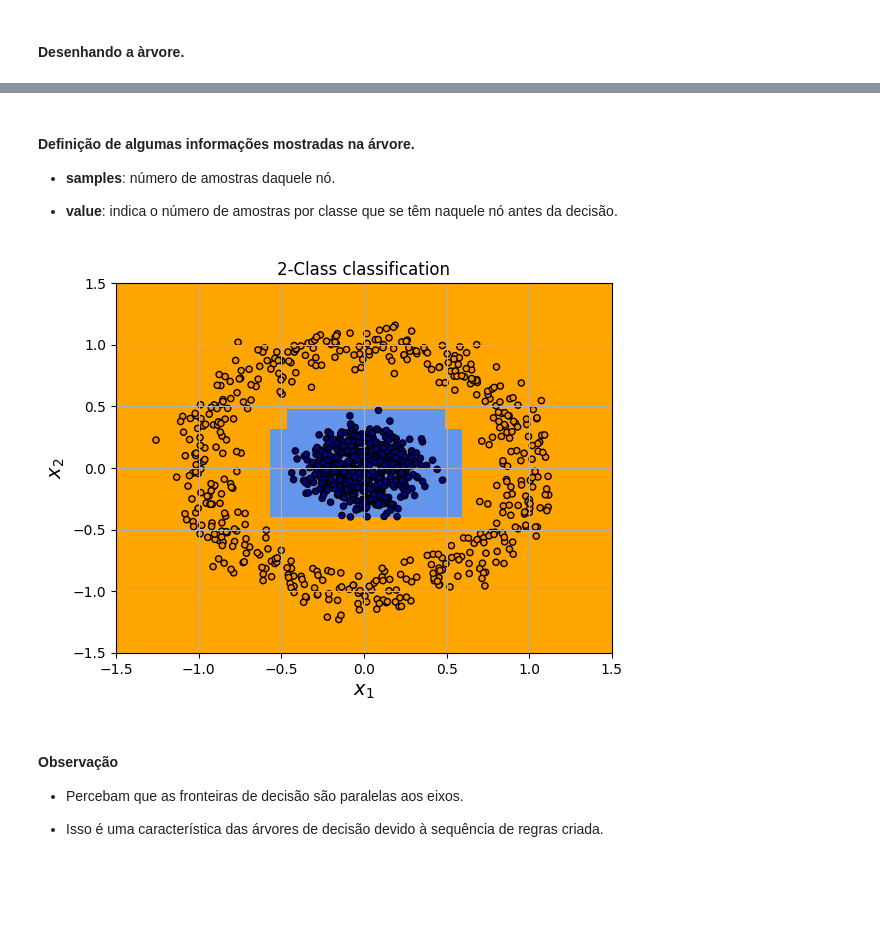
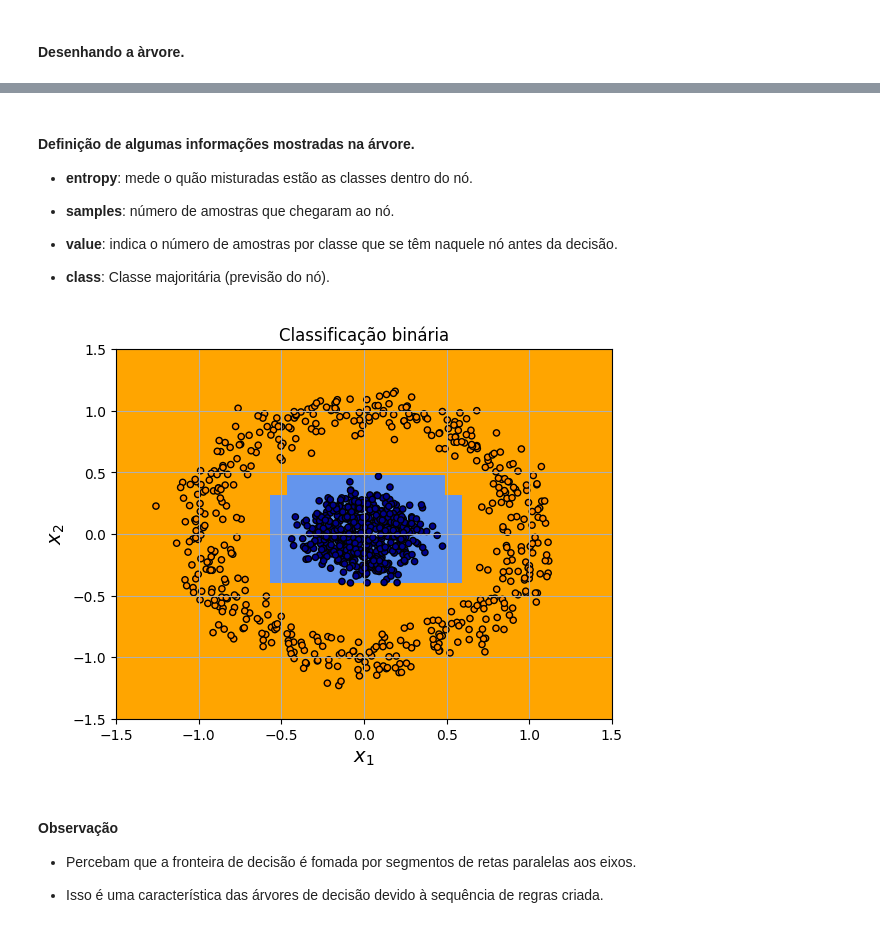
Before and after one commit to zz4fap/c24_inteligencia_artificial, a Jupyter notebook: notebooks/árvores_de_decisão.ipynb, the cells around one changed output, grey strips where cells are left out. Cells and saved outputs as stored; diff of their text form; code cells hidden in the pictures; blank space fills up the shorter version.

```diff
--- a/notebooks/árvores_de_decisão.ipynb
+++ b/notebooks/árvores_de_decisão.ipynb
@@ -81,46 +89,50 @@ graph
 # %% [markdown]
 #### Definição de algumas informações mostradas na árvore.
 
-+ **samples**: número de amostras daquele nó.
++ **entropy**: mede o quão misturadas estão as classes dentro do nó.
+
++ **samples**: número de amostras que chegaram ao nó.
 
 + **value**: indica o número de amostras por classe que se têm naquele nó antes da decisão.
+
++ **class**: Classe majoritária (previsão do nó).
 # %%
 # Step size in the mesh.
 h = .02
 
 # Create color maps
 cmap_light = ListedColormap(['orange', 'cyan', 'cornflowerblue'])
 cmap_bold = ListedColormap(['darkorange', 'c', 'darkblue'])
 
 # Plot the decision boundary. For that, we will assign a color to each point in the mesh [x_min, x_max]x[y_min, y_max].
 x_min, x_max = X[:, 0].min() - 1, X[:, 0].max() + 1
 y_min, y_max = X[:, 1].min() - 1, X[:, 1].max() + 1
 xx, yy = np.meshgrid(np.arange(x_min, x_max, h), np.arange(y_min, y_max, h))
 Z = clf.predict(np.c_[xx.ravel(), yy.ravel()])
 
 # Put the result into a color plot.
 Z = Z.reshape(xx.shape)
 plt.pcolormesh(xx, yy, Z, cmap=cmap_light, shading='auto')
 
 # Plot also the training points.
 plt.scatter(X[:, 0], X[:, 1], c=y, cmap=cmap_bold, edgecolor='k', s=20)
 plt.xlim(xx.min(), xx.max())
 plt.ylim(yy.min(), yy.max())
 plt.xlabel('$x_1$', fontsize=14)
 plt.ylabel('$x_2$', fontsize=14)
-plt.title("2-Class classification")
+plt.title("Classificação binária")
 plt.xlim([-1.5, 1.5])
 plt.ylim([-1.5, 1.5])
 plt.grid()
 
 #plt.savefig('decision_boundary_dt.png', dpi=600)
 plt.show()
 # %% [output]
-[figure, old version]
+[figure, new version]
 # %% [markdown]
 #### Observação
 
-+ Percebam que as fronteiras de decisão são paralelas aos eixos.
++ Percebam que a fronteira de decisão é fomada por segmentos de retas paralelas aos eixos.
 
 
 + Isso é uma característica das árvores de decisão devido à sequência de regras criada.
```
Also changed, not shown: parts of 6 cells of this notebook, 1 other file.
